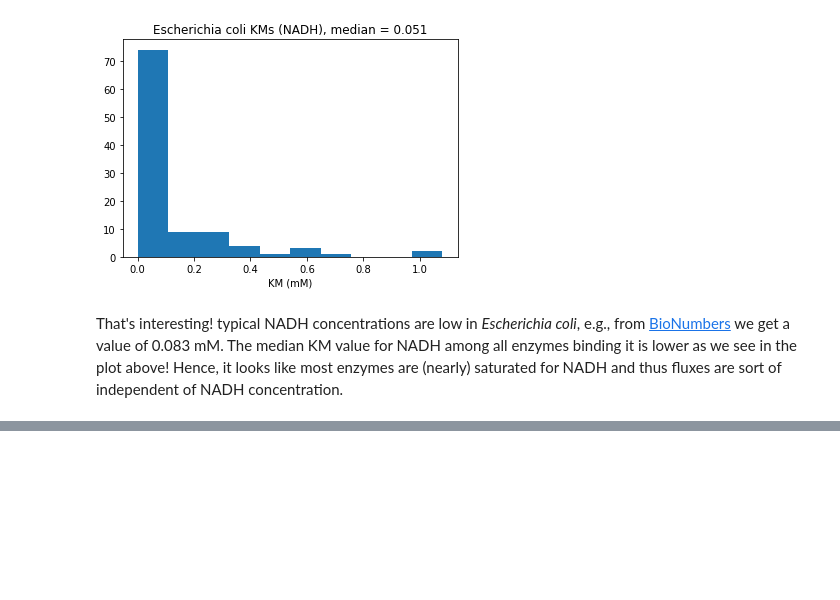
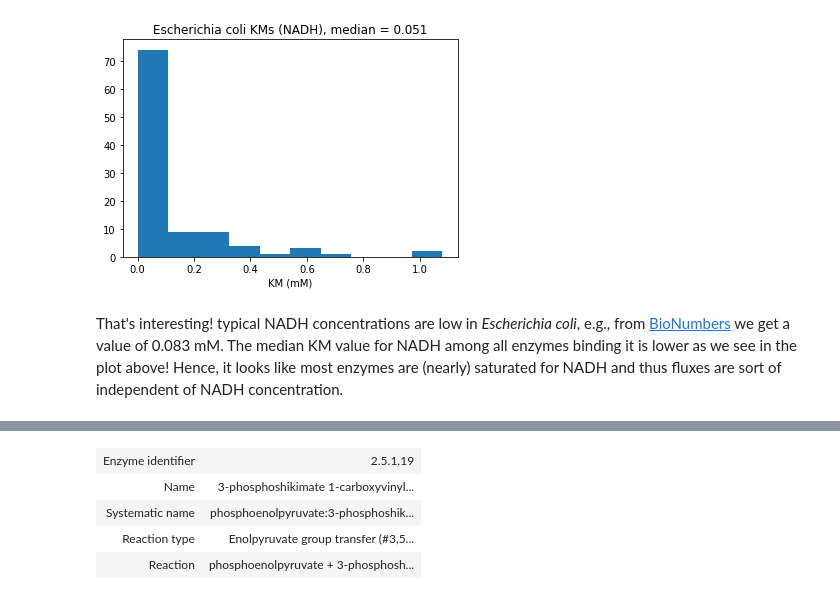
Before and after one commit to Robaina/BRENDApyrser, a Jupyter notebook: README.ipynb, the cells around one changed output, grey strips where cells are left out. Cells and saved outputs as stored; diff of their text form; code cells hidden in the pictures; blank space fills up the shorter version.

Commit message:
added filter by compound

```diff
--- a/README.ipynb
+++ b/README.ipynb
@@ -163,0 +165,9 @@ That's interesting! typical NADH concentrations are low in _Escherichia coli_, e
+# %%
+substrate_rxns = brenda.reactions.filter_by_substrate("phosphoenolpyruvate")
+substrate_rxns[2]
+# %% [output]
+| Enzyme identifier | 2.5.1.19 |
+| Name | 3-phosphoshikimate 1-carboxyvinyl... |
+| Systematic name | phosphoenolpyruvate:3-phosphoshik... |
+| Reaction type | Enolpyruvate group transfer (#3,5... |
+| Reaction | phosphoenolpyruvate + 3-phosphosh... |
```
Also changed, not shown: parts of 4 cells of this notebook, 2 other files.
